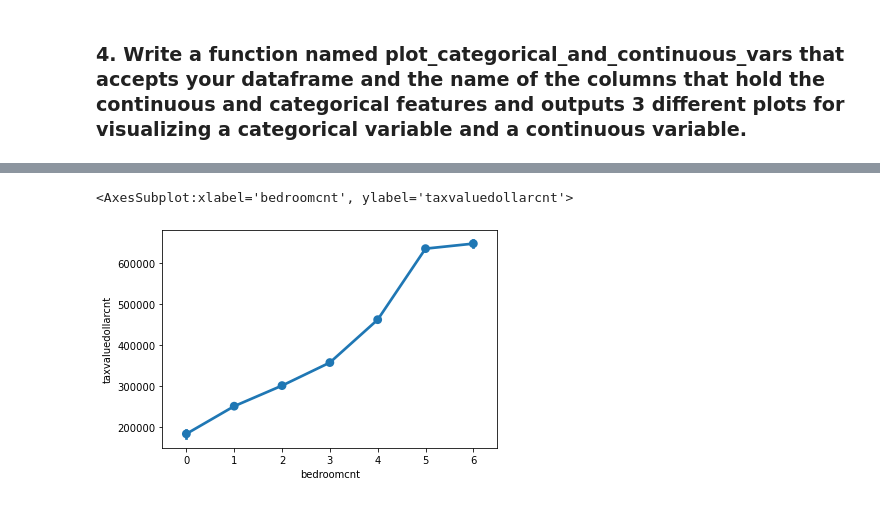
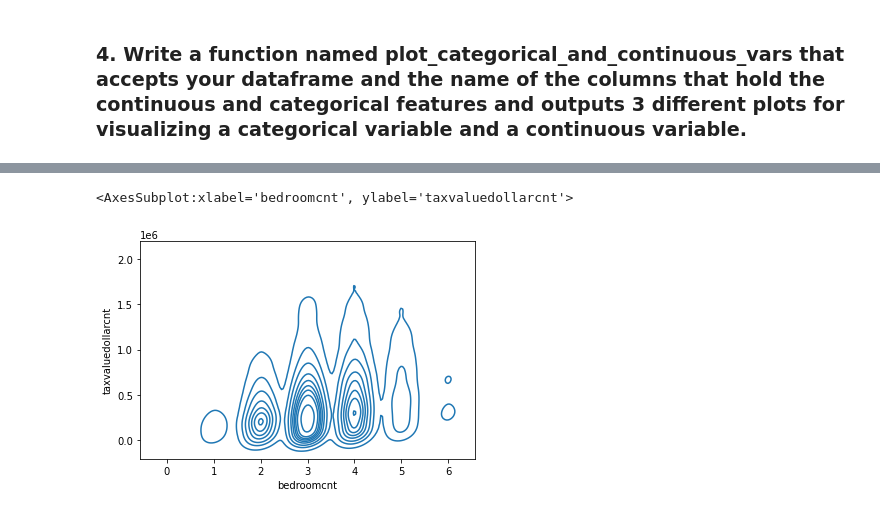
Before and after one commit to Chenchen070/regression, a Jupyter notebook: exploration_exercises.ipynb, the cells around one changed output, grey strips where cells are left out. Cells and saved outputs as stored; diff of their text form; code cells hidden in the pictures.

```diff
--- a/exploration_exercises.ipynb
+++ b/exploration_exercises.ipynb
@@ -96,5 +170,5 @@ sns.barplot(data = train, x ='bedroomcnt', y = 'taxvaluedollarcnt')
 # %%
-sns.pointplot(data = train, x ='bedroomcnt', y = 'taxvaluedollarcnt')
+sns.kdeplot(x='bedroomcnt', y='taxvaluedollarcnt', data=train.sample(10000, random_state=123))
 # %% [output]
 <AxesSubplot:xlabel='bedroomcnt', ylabel='taxvaluedollarcnt'>
-[figure, old version]
+[figure, new version]
```
Also changed, not shown: parts of 32 cells of this notebook.
